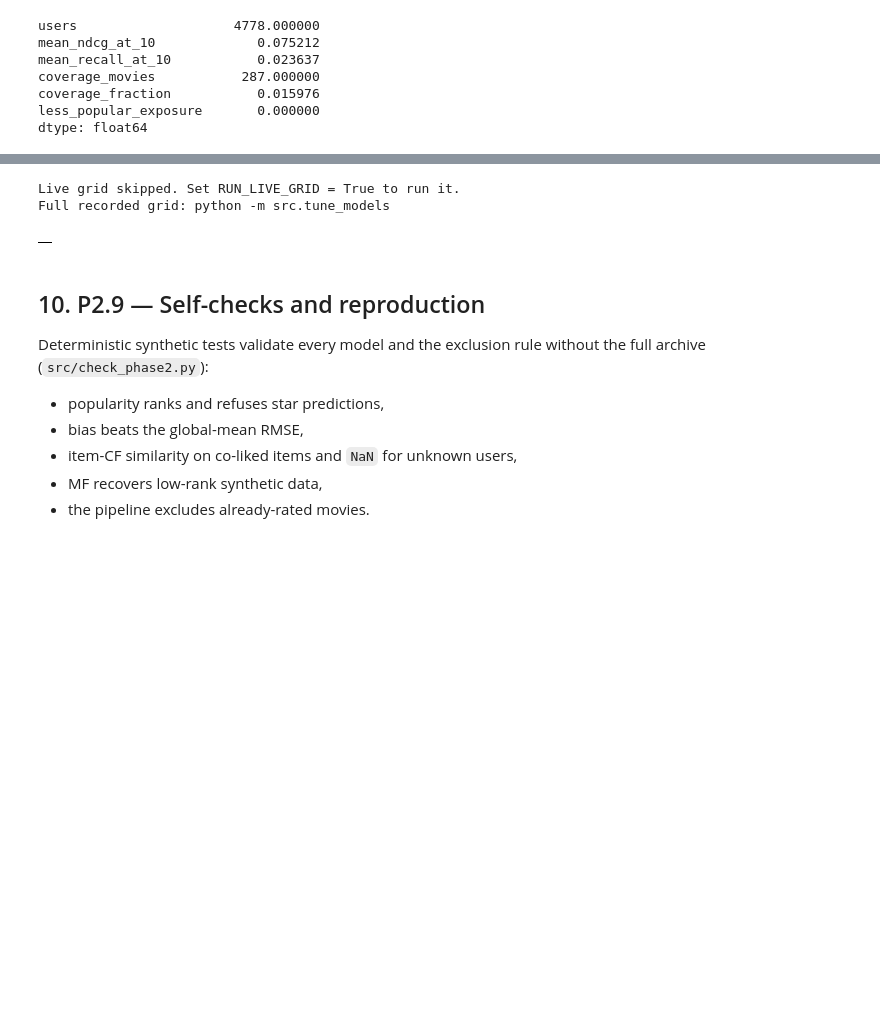
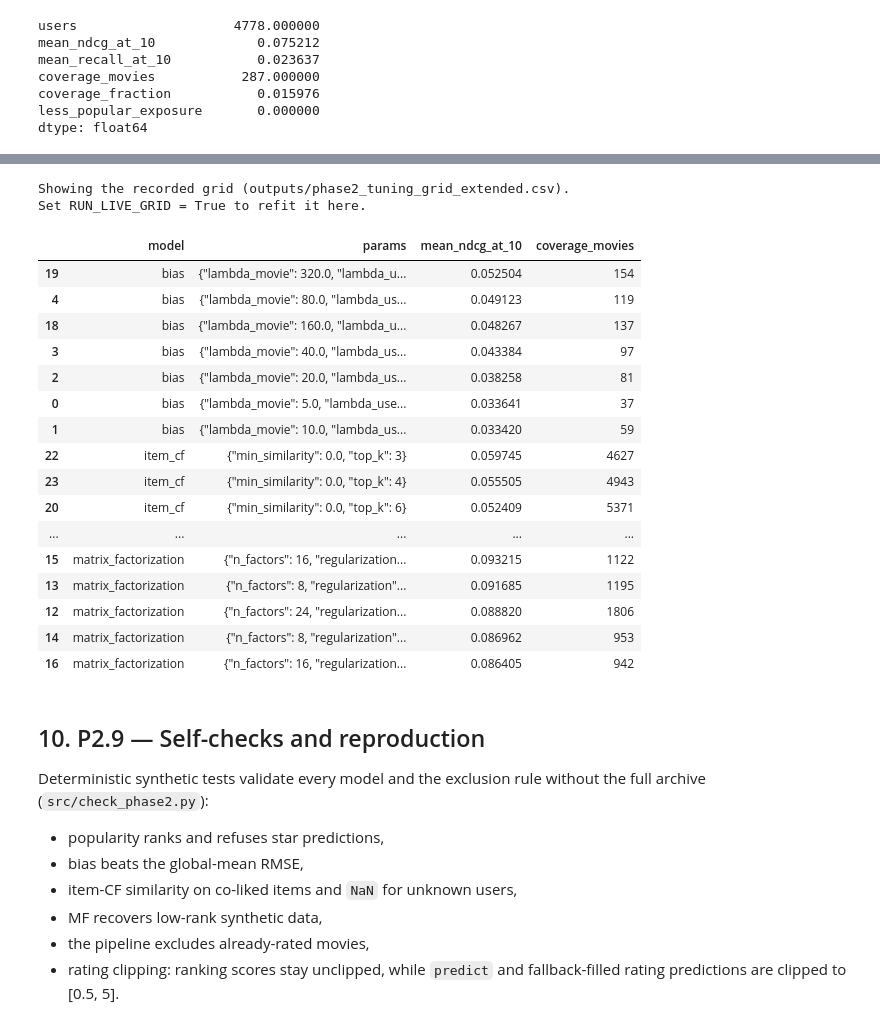
Before and after one commit to sghoang24/statistical-learning-movielens, a Jupyter notebook: notebook/Phase2_Standalone_Models.ipynb, the cells around one changed output, grey strips where cells are left out. Cells and saved outputs as stored; diff of their text form; code cells hidden in the pictures; blank space fills up the shorter version.

Commit message:
Finalize Phase 2 standalone validation and metric checks

```diff
--- a/notebook/Phase2_Standalone_Models.ipynb
+++ b/notebook/Phase2_Standalone_Models.ipynb
@@ -125,8 +144,8 @@ The score is the same for every user; personalization comes only from excluding
 # %%
 from src.popularity import PopularityModel
 
-def evaluate_model(model, cohort, fallback=None):
-    """Fit, score the candidate grid, rank, and summarise."""
+def evaluate_model(model, cohort, fallback=fallback):
+    """Fit, score the candidate grid (fallback-filled), rank, and summarise."""
     t0 = perf_counter()
     model = model.fit(history)
     fit_seconds = perf_counter() - t0
@@ -208,11 +231,9 @@ If the user has no positively-similar rated item, the score is `NaN` and the sha
 # %%
 from src.item_cf import ItemCFModel
 
-fallback = BiasModel(lambda_user=20.0, lambda_movie=20.0, max_passes=20).fit(history)
-item_cf_result = evaluate_model(
-    ItemCFModel(top_k=50, min_similarity=0.0), cohort, fallback=fallback
-)
+item_cf_result = evaluate_model(ItemCFModel(**selection['item_cf']), cohort)
 missing = item_cf_result['missing_scores']
-print('fallback-filled cells:', f'{missing:,}')
+grid_cells = len(cohort.users) * len(cohort.movie_ids)
+print(f'fallback-filled cells: {missing:,} of {grid_cells:,} ({missing / grid_cells:.2%})')
 pd.Series(item_cf_result['summary'])
 # %% [output]
@@ -328,13 +344,10 @@ rating_rows = []
 for key, res in results.items():
     model = res['model_obj']
     try:
-        predicted = model.predict(rating_pairs)
+        # Same path as the runner: fallback-fill, then clip to [0.5, 5].
+        predicted = rating_predictions(model, fallback, rating_pairs)
     except NotImplementedError:
         continue  # popularity has no star predictions
-    if not np.isfinite(predicted).all():
-        predicted = np.where(
-            np.isfinite(predicted), predicted, fallback.predict(rating_pairs)
-        )
     rating_rows.append({
         'model': key,
         'rmse': rmse(actual, predicted),
@@ -391,41 +406,65 @@ This mirrors `src/tune_models.py`. The live grid is optional because it refits s
 # %%
+from src.tune_models import MODEL_FACTORIES
+
 GRIDS = {
-    'bias': [{'lambda_user': v, 'lambda_movie': v} for v in (5.0, 10.0, 20.0)],
-    'item_cf': [{'top_k': k, 'min_similarity': 0.0} for k in (50, 100, 200)],
+    'bias': [
+        {'lambda_user': v, 'lambda_movie': v}
+        for v in (5.0, 10.0, 20.0, 40.0, 80.0, 160.0, 320.0)
+    ],
+    'item_cf': [
+        {'top_k': k, 'min_similarity': 0.0}
+        for k in (3, 4, 6, 8, 12, 25, 50, 100, 200)
+    ],
     'matrix_factorization': [
         {'n_factors': k, 'regularization': r}
-        for k, r in ((16, 15.0), (24, 15.0), (24, 10.0))
+        for k, r in ((8, 15.0), (8, 30.0), (16, 15.0), (16, 30.0),
+                     (16, 45.0), (24, 10.0), (24, 15.0), (24, 30.0))
     ],
-}
-FACTORIES = {
-    'bias': BiasModel,
-    'item_cf': ItemCFModel,
-    'matrix_factorization': MatrixFactorizationModel,
 }
 
 RUN_LIVE_GRID = False  # set True to refit every grid entry (slow)
-grid_rows = []
 if RUN_LIVE_GRID:
+    grid_rows = []
     for mname, grid in GRIDS.items():
         for params in grid:
-            res = evaluate_model(FACTORIES[mname](**params), cohort, fallback=fallback)
+            res = evaluate_model(MODEL_FACTORIES[mname](**params), cohort)
             s = res['summary']
             grid_rows.append({
                 'model': mname,
                 'params': str(params),
                 'mean_ndcg_at_10': s['mean_ndcg_at_10'],
                 'coverage_movies': s['coverage_movies'],
             })
+    grid_table = pd.DataFrame(grid_rows)
     print('Live grid complete.')
 else:
-    print('Live grid skipped. Set RUN_LIVE_GRID = True to run it.')
-    print('Full recorded grid: python -m src.tune_models')
+    grid_table = pd.read_csv('outputs/phase2_tuning_grid_extended.csv')[
+        ['model', 'params', 'mean_ndcg_at_10', 'coverage_movies']
+    ]
+    print('Showing the recorded grid (outputs/phase2_tuning_grid_extended.csv).')
+    print('Set RUN_LIVE_GRID = True to refit it here.')
 
-pd.DataFrame(grid_rows)
+grid_table.sort_values(['model', 'mean_ndcg_at_10'], ascending=[True, False])
 # %% [output]
-Live grid skipped. Set RUN_LIVE_GRID = True to run it.
-Full recorded grid: python -m src.tune_models
+Showing the recorded grid (outputs/phase2_tuning_grid_extended.csv).
+Set RUN_LIVE_GRID = True to refit it here.
-|  |
+|  | model | params | mean_ndcg_at_10 | coverage_movies |
+| 19 | bias | {"lambda_movie": 320.0, "lambda_u... | 0.052504 | 154 |
+| 4 | bias | {"lambda_movie": 80.0, "lambda_us... | 0.049123 | 119 |
+| 18 | bias | {"lambda_movie": 160.0, "lambda_u... | 0.048267 | 137 |
+| 3 | bias | {"lambda_movie": 40.0, "lambda_us... | 0.043384 | 97 |
+| 2 | bias | {"lambda_movie": 20.0, "lambda_us... | 0.038258 | 81 |
+| 0 | bias | {"lambda_movie": 5.0, "lambda_use... | 0.033641 | 37 |
+| 1 | bias | {"lambda_movie": 10.0, "lambda_us... | 0.033420 | 59 |
+| 22 | item_cf | {"min_similarity": 0.0, "top_k": 3} | 0.059745 | 4627 |
+| 23 | item_cf | {"min_similarity": 0.0, "top_k": 4} | 0.055505 | 4943 |
+| 20 | item_cf | {"min_similarity": 0.0, "top_k": 6} | 0.052409 | 5371 |
+| ... | ... | ... | ... | ... |
+| 15 | matrix_factorization | {"n_factors": 16, "regularization... | 0.093215 | 1122 |
+| 13 | matrix_factorization | {"n_factors": 8, "regularization"... | 0.091685 | 1195 |
+| 12 | matrix_factorization | {"n_factors": 24, "regularization... | 0.088820 | 1806 |
+| 14 | matrix_factorization | {"n_factors": 8, "regularization"... | 0.086962 | 953 |
+| 16 | matrix_factorization | {"n_factors": 16, "regularization... | 0.086405 | 942 |
 # %% [markdown]
 ## 10. P2.9 — Self-checks and reproduction
 
@@ -435,7 +474,8 @@ Deterministic synthetic tests validate every model and the exclusion rule withou
 - bias beats the global-mean RMSE,
 - item-CF similarity on co-liked items and `NaN` for unknown users,
 - MF recovers low-rank synthetic data,
-- the pipeline excludes already-rated movies.
+- the pipeline excludes already-rated movies,
+- rating clipping: ranking scores stay unclipped, while `predict` and fallback-filled rating predictions are clipped to [0.5, 5].
 # %%
 from src import check_phase2
 
```
Also changed, not shown: parts of 21 cells of this notebook, 26 other files.
